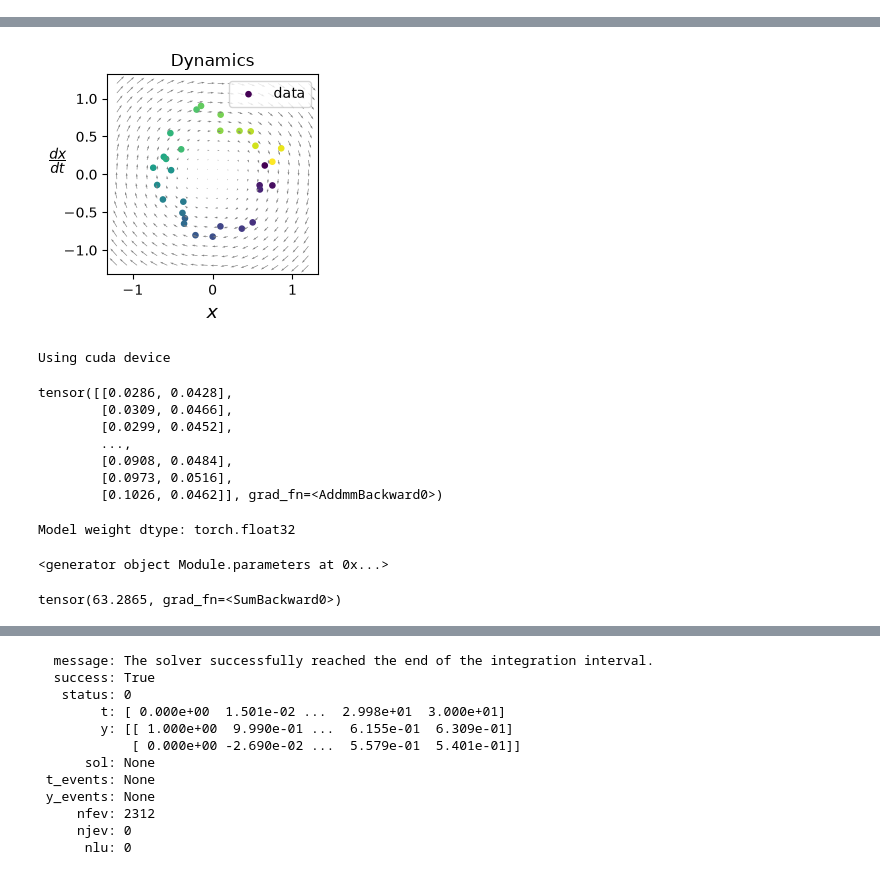
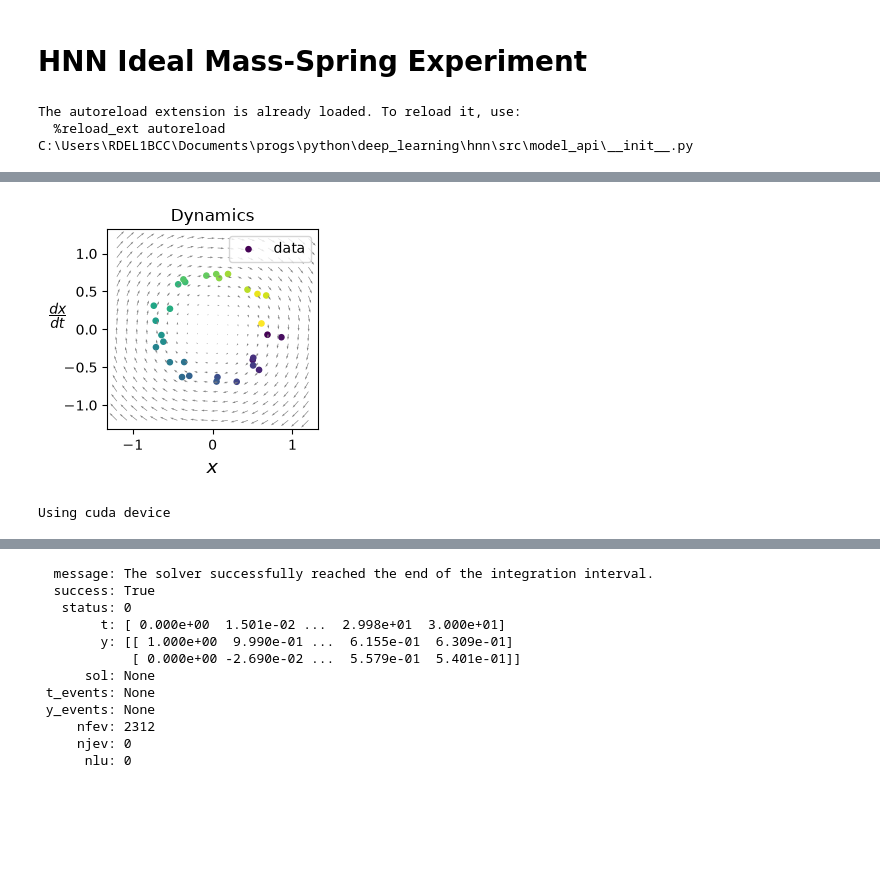
Before and after one commit to cchamb-gh/hnn, a Jupyter notebook: notebooks/spring.ipynb, the cells around one changed output, grey strips where cells are left out. Drawn from its saved outputs; the diff is of its cells as text; code cells hidden in the pictures; blank space fills up the shorter version.

Commit message:
adding updates to spring notebook

```diff
--- a/spring.ipynb
+++ b/notebooks/spring.ipynb
@@ -1,21 +1,27 @@
+# %% [markdown]
+# HNN Ideal Mass-Spring Experiment
 # %%
-import sys
-from pathlib import Path
+%load_ext autoreload
+%autoreload 2
+
+import argparse
 import matplotlib.pyplot as plt
 import numpy as np
 import torch
 
+import model_api
+from model_api import load_model, sample_batch
+from model_api.train import train
+from model_api.data import get_dataset, get_field, get_trajectory
 
-
-# Add the root directory (or src) to sys.path
-src_path = str(Path.cwd() / "src")
-if src_path not in sys.path:
-    sys.path.insert(0, src_path)  # insert(0, ...) prioritizes your code over installed packages
-
-from spring import data
+print(model_api.__file__)
+# %% [output]
+The autoreload extension is already loaded. To reload it, use:
+  %reload_ext autoreload
+C:\Users\RDEL1BCC\Documents\progs\python\deep_learning\hnn\src\model_api\__init__.py
 # %%
-field = data.get_field()
-dataset = data.get_dataset()
+field = get_field()
+dataset = get_dataset()
 dataset
 # %% [output]
 {'x': array([[ 0.08047354, -0.06354789],
@@ -38,19 +44,19 @@ dataset
 # %%
 
 # plot config
 fig = plt.figure(figsize=(3, 3), facecolor='white')
 
-x, y, dx, dy, t = data.get_trajectory(radius=0.7, y0=np.array([1,0]))
+x, y, dx, dy, t = get_trajectory(radius=0.7, y0=np.array([1,0]))
 plt.scatter(x,y,c=t,s=14, label='data')
 plt.quiver(field['x'][:,0], field['x'][:,1], field['dx'][:,0], field['dx'][:,1],
            cmap='gray_r', color=(.5,.5,.5))
 plt.xlabel("$x$", fontsize=14)
 plt.ylabel("$\\frac{dx}{dt}$", rotation=0, fontsize=14)
 plt.title("Dynamics")
 plt.legend(loc='upper right')
 
 plt.tight_layout() ; plt.show()
 # %% [output]
-[figure, old version]
+[figure, new version]
 # %%
 
@@ -59,48 +65,2 @@ print(f"Using {device} device")
 # %% [output]
 Using cuda device
-# %%
-from torch import nn
-
-class BaselineMLP(nn.Module):
-    def __init__(self):
-        super().__init__()
-        self.linear_relu_stack = nn.Sequential(
-            nn.Linear(2, 512),
-            nn.ReLU(),
-            nn.Linear(512, 512),
-            nn.ReLU(),
-            nn.Linear(512, 2),
-        )
-
-    def forward(self, x):
-        #x = self.flatten(x)
-        logits = self.linear_relu_stack(x)
-        return logits
-
-
-model = BaselineMLP()
-result = model(torch.tensor(dataset['x'], dtype=torch.float32))
-result
-# %% [output]
-tensor([[0.0286, 0.0428],
-        [0.0309, 0.0466],
-        [0.0299, 0.0452],
-        ...,
-        [0.0908, 0.0484],
-        [0.0973, 0.0516],
-        [0.1026, 0.0462]], grad_fn=<AddmmBackward0>)
-# %%
-#print("Input dtype:", inputs.dtype)
-print("Model weight dtype:", next(model.parameters()).dtype)
-# %% [output]
-Model weight dtype: torch.float32
-# %%
-model.parameters()
-# %% [output]
-<generator object Module.parameters at 0x...>
-# %%
-labels = torch.tensor(dataset['dx'], dtype=torch.float32)
-loss = result - labels
-loss.sum()
-# %% [output]
-tensor(63.2865, grad_fn=<SumBackward0>)
```
Also changed, not shown: parts of 10 cells of this notebook, 3 other files.
